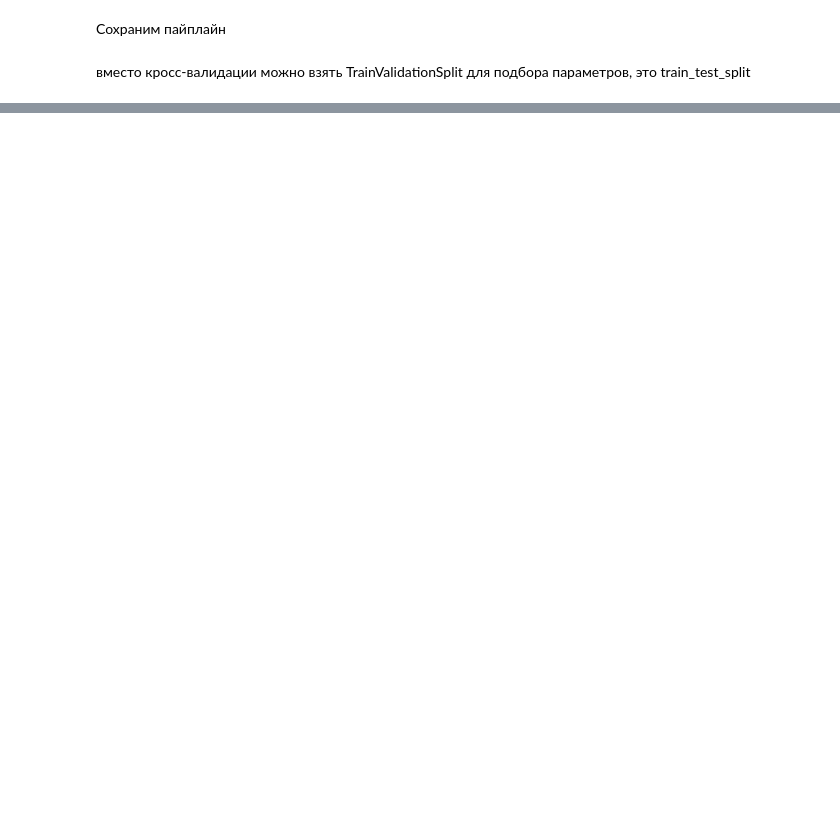
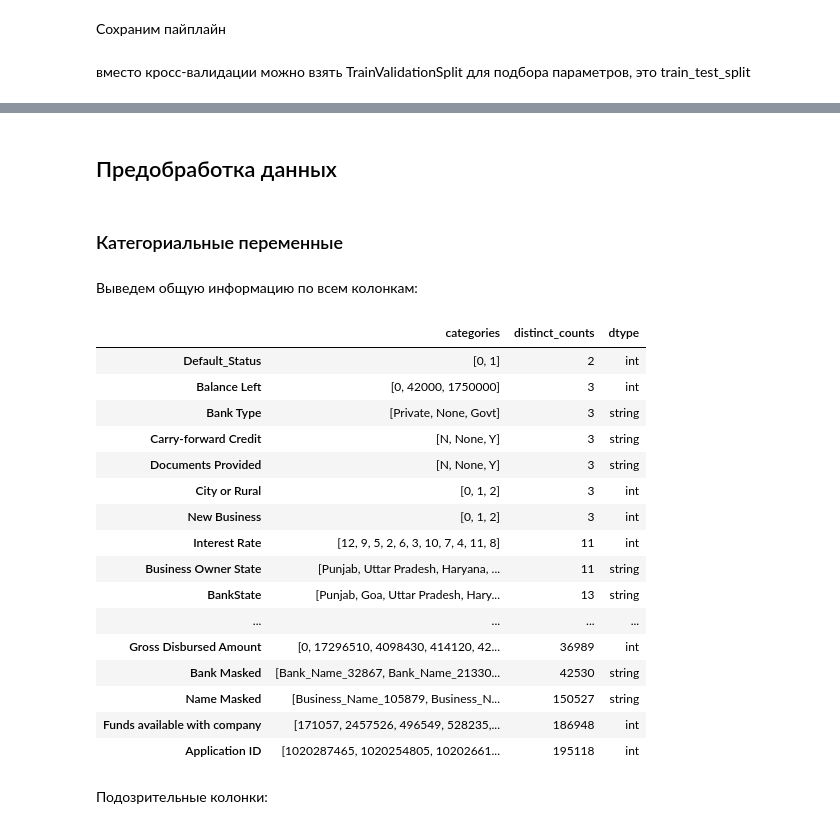
Before and after one commit to ivanovskii/pyspark_course, a Jupyter notebook: lesson_4/PySpark_MLlib_done.ipynb, the cells around one changed output, grey strips where cells are left out. Saved outputs shown, nothing was run; the diff lists cells and outputs as text; code cells hidden in the pictures; blank space fills up the shorter version.

```diff
--- a/lesson_4/PySpark_MLlib_done.ipynb
+++ b/lesson_4/PySpark_MLlib_done.ipynb
@@ -699,0 +868,3 @@ Amount Defaulted - эту переменную нужно удалить=)
+# %%
+data = spark.read.csv('Train_Set_90621.csv', header=True, inferSchema=True)\
+            .drop('Amount Defaulted')
@@ -699,0 +934,38 @@ Amount Defaulted - эту переменную нужно удалить=)
+# %% [markdown]
+## Предобработка данных
+# %% [markdown]
+### Категориальные переменные
+# %% [markdown]
+Выведем общую информацию по всем колонкам:
+# %%
+def cat_info(df: pyspark.sql.DataFrame):
+    return df.fillna('None')\
+             .select(*[F.collect_set(c).alias(c) for c in data.columns])\
+             .toPandas()\
+             .rename({0: 'categories'})\
+             .transpose()\
+             .assign(distinct_counts=lambda x: x['categories'].apply(len))\
+             .assign(dtype=[c[1] for c in data.dtypes])\
+             .sort_values('distinct_counts')
+# %%
+cat_info(data)
+# %% [output]
+|  | categories | distinct_counts | dtype |
+| Default_Status | [0, 1] | 2 | int |
+| Balance Left | [0, 42000, 1750000] | 3 | int |
+| Bank Type | [Private, None, Govt] | 3 | string |
+| Carry-forward Credit | [N, None, Y] | 3 | string |
+| Documents Provided | [N, None, Y] | 3 | string |
+| City or Rural | [0, 1, 2] | 3 | int |
+| New Business | [0, 1, 2] | 3 | int |
+| Interest Rate | [12, 9, 5, 2, 6, 3, 10, 7, 4, 11, 8] | 11 | int |
+| Business Owner State | [Punjab, Uttar Pradesh, Haryana, ... | 11 | string |
+| BankState | [Punjab, Goa, Uttar Pradesh, Hary... | 13 | string |
+| ... | ... | ... | ... |
+| Gross Disbursed Amount | [0, 17296510, 4098430, 414120, 42... | 36989 | int |
+| Bank Masked | [Bank_Name_32867, Bank_Name_21330... | 42530 | string |
+| Name Masked | [Business_Name_105879, Business_N... | 150527 | string |
+| Funds available with company | [171057, 2457526, 496549, 528235,... | 186948 | int |
+| Application ID | [1020287465, 1020254805, 10202661... | 195118 | int |
+# %% [markdown]
+Подозрительные колонки:
```
Also changed, not shown: parts of 190 cells of this notebook.
